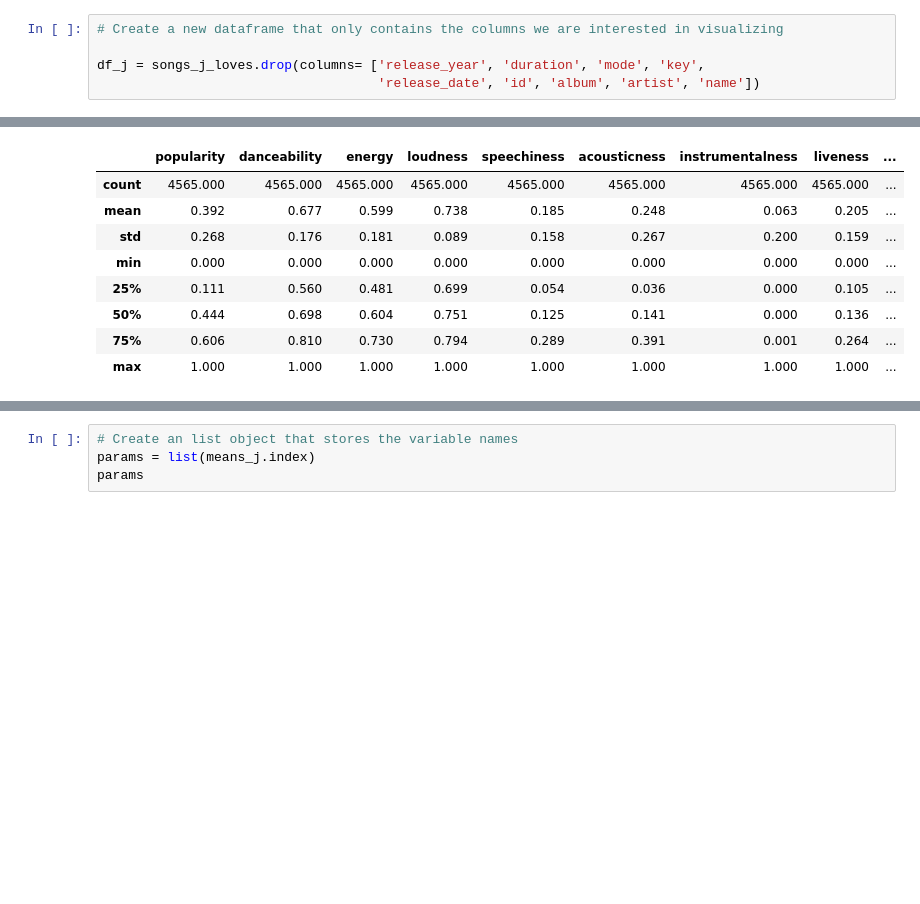
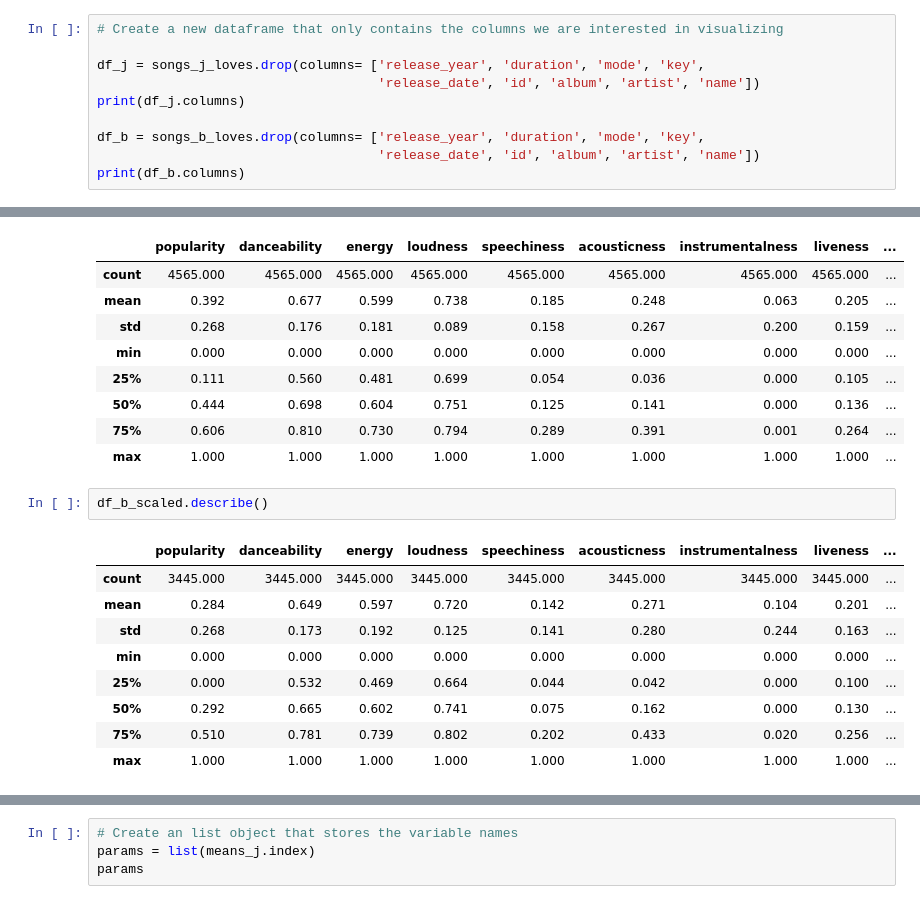
Before and after one commit to osirjeremy/spotify_analysis, a Jupyter notebook: analysis_top_tracks.ipynb, the cells around one changed output, grey strips where cells are left out. Cells and saved outputs as stored; diff of their text form; blank space fills up the shorter version.

```diff
--- a/analysis_top_tracks.ipynb
+++ b/analysis_top_tracks.ipynb
@@ -266,3 +269,8 @@ steps:
 
 df_j = songs_j_loves.drop(columns= ['release_year', 'duration', 'mode', 'key',
                                     'release_date', 'id', 'album', 'artist', 'name'])
+print(df_j.columns)
+
+df_b = songs_b_loves.drop(columns= ['release_year', 'duration', 'mode', 'key',
+                                    'release_date', 'id', 'album', 'artist', 'name'])
+print(df_b.columns)
@@ -305,4 +308,16 @@ df_j_scaled.describe()
 | 50% | 0.444 | 0.698 | 0.604 | 0.751 | 0.125 | 0.141 | 0.000 | 0.136 | ... |
 | 75% | 0.606 | 0.810 | 0.730 | 0.794 | 0.289 | 0.391 | 0.001 | 0.264 | ... |
 | max | 1.000 | 1.000 | 1.000 | 1.000 | 1.000 | 1.000 | 1.000 | 1.000 | ... |
+# %%
+df_b_scaled.describe()
+# %% [output]
+|  | popularity | danceability | energy | loudness | speechiness | acousticness | instrumentalness | liveness | ... |
+| count | 3445.000 | 3445.000 | 3445.000 | 3445.000 | 3445.000 | 3445.000 | 3445.000 | 3445.000 | ... |
+| mean | 0.284 | 0.649 | 0.597 | 0.720 | 0.142 | 0.271 | 0.104 | 0.201 | ... |
+| std | 0.268 | 0.173 | 0.192 | 0.125 | 0.141 | 0.280 | 0.244 | 0.163 | ... |
+| min | 0.000 | 0.000 | 0.000 | 0.000 | 0.000 | 0.000 | 0.000 | 0.000 | ... |
+| 25% | 0.000 | 0.532 | 0.469 | 0.664 | 0.044 | 0.042 | 0.000 | 0.100 | ... |
+| 50% | 0.292 | 0.665 | 0.602 | 0.741 | 0.075 | 0.162 | 0.000 | 0.130 | ... |
+| 75% | 0.510 | 0.781 | 0.739 | 0.802 | 0.202 | 0.433 | 0.020 | 0.256 | ... |
+| max | 1.000 | 1.000 | 1.000 | 1.000 | 1.000 | 1.000 | 1.000 | 1.000 | ... |
 # %%
```
Also changed, not shown: parts of 10 cells of this notebook, 1 other file.
